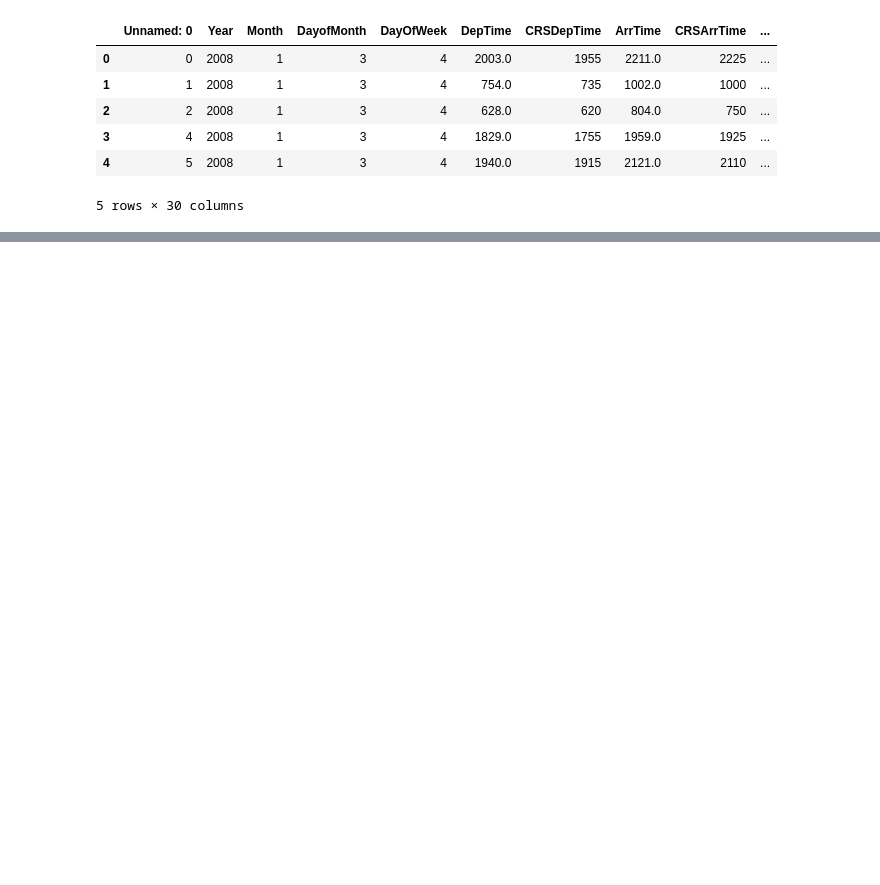
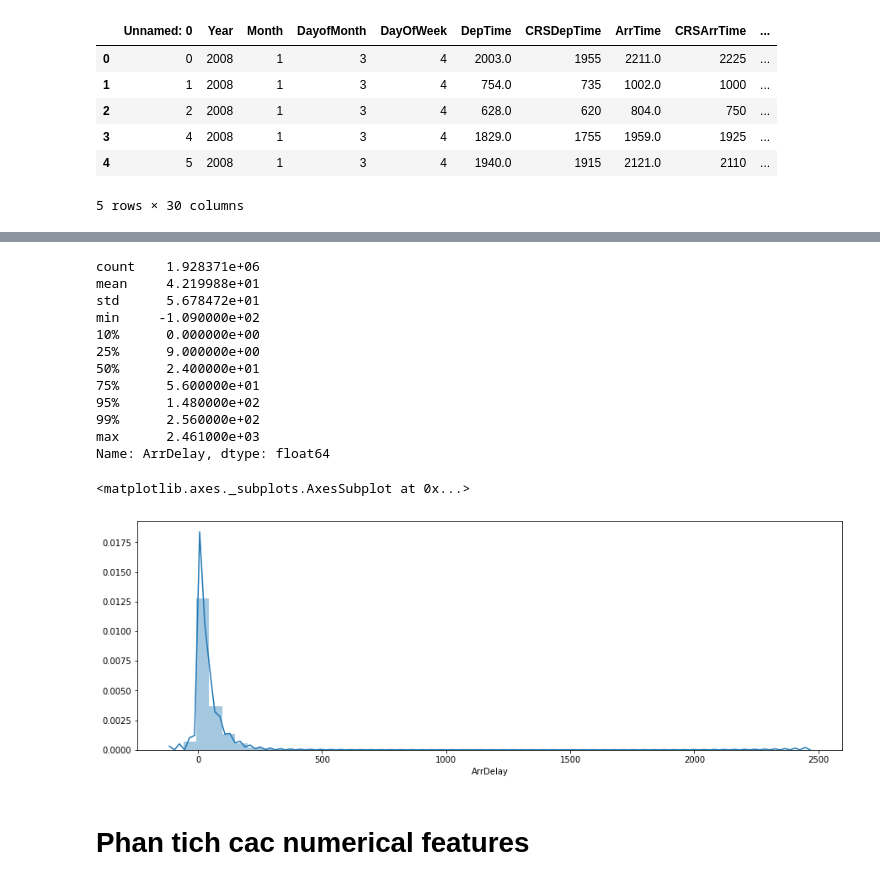
Before and after one commit to Long1911/machine_learning, a Jupyter notebook: assignment5.ipynb, the cells around one changed output, grey strips where cells are left out. Cells and saved outputs as stored; diff of their text form; code cells hidden in the pictures; blank space fills up the shorter version.

```diff
--- a/assignment5.ipynb
+++ b/assignment5.ipynb
@@ -114,0 +178,21 @@ missing_data
+# %%
+print(data['ArrDelay'].describe(percentiles=[.1,.25,.50,.75,.95,.99]))
+plt.figure(figsize=(15,5))
+sns.distplot(data['ArrDelay'])
+# %% [output]
+count    1.928371e+06
+mean     4.219988e+01
+std      5.678472e+01
+min     -1.090000e+02
+10%      0.000000e+00
+25%      9.000000e+00
+50%      2.400000e+01
+75%      5.600000e+01
+95%      1.480000e+02
+99%      2.560000e+02
+max      2.461000e+03
+Name: ArrDelay, dtype: float64
+<matplotlib.axes._subplots.AxesSubplot at 0x...>
+[figure, added]
+# %% [markdown]
+# Phan tich cac numerical features
```
Also changed, not shown: parts of 388 cells of this notebook.
